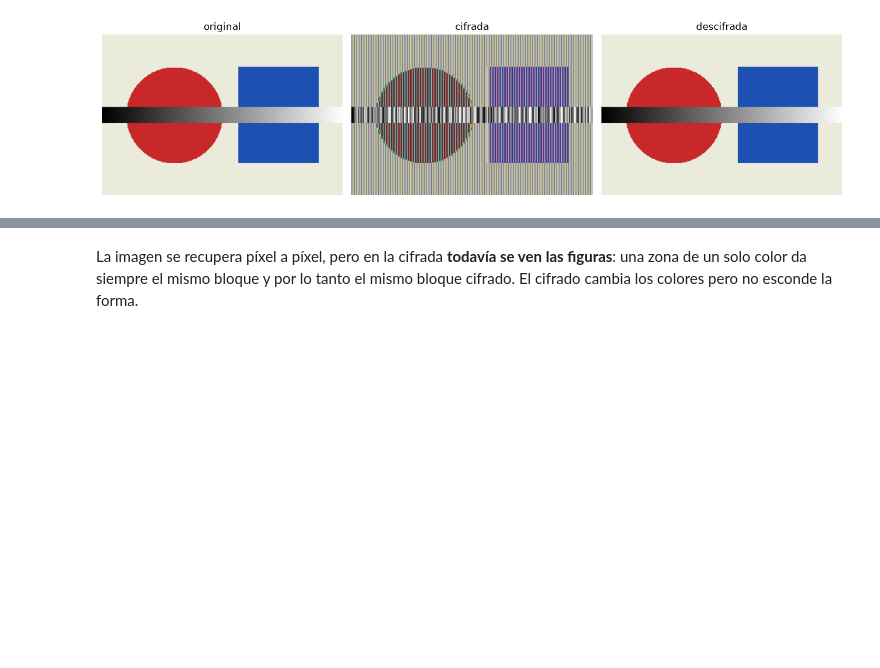
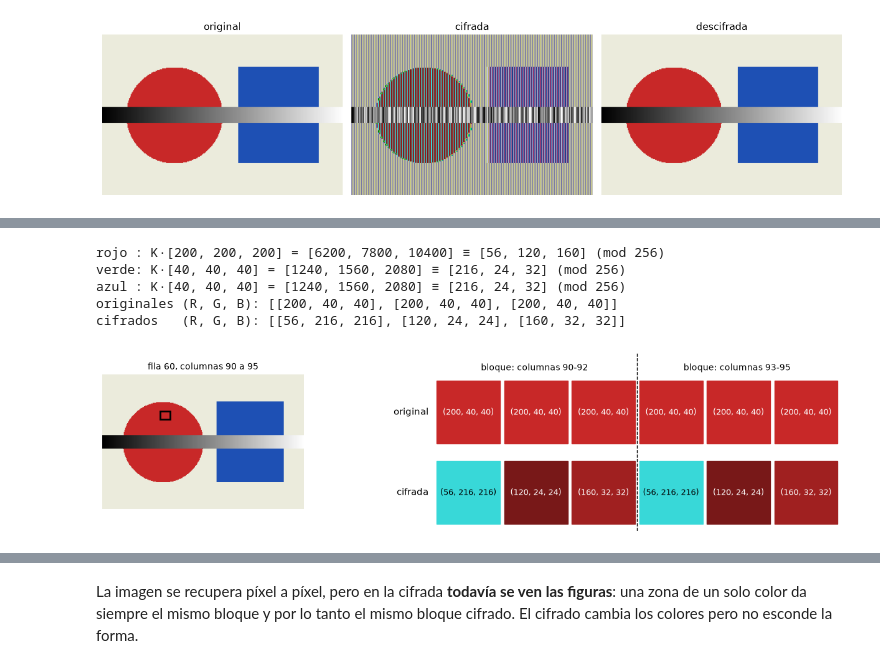
Before and after one commit to krisspaz/proyecto_algebra, a Jupyter notebook: cifrado_hill.ipynb, the cells around one changed output, grey strips where cells are left out. Cells and saved outputs as stored; diff of their text form; code cells hidden in the pictures; blank space fills up the shorter version.

```diff
--- a/cifrado_hill.ipynb
+++ b/cifrado_hill.ipynb
@@ -243,0 +248,44 @@ det(K3) = 441 | mod 256 = 185
+# %%
+# Qué le pasa a un bloque de píxeles: tres píxeles del círculo rojo (fila 60, columnas 90 a 92)
+from imagen import explicar_bloque
+
+b = explicar_bloque(img, Matrix(K3), 60, 90)
+for nombre, c in zip(("rojo", "verde", "azul"), b["canales"]):
+    print(f"{nombre:5}: K·{c['p']} = {c['Kp']} ≡ {c['c']} (mod 256)")
+print("originales (R, G, B):", b["original"])
+print("cifrados   (R, G, B):", b["cifrado"])
+
+# figura: seis píxeles seguidos (dos bloques) antes y después de cifrar
+fila, columnas = 60, range(90, 96)
+fig = plt.figure(figsize=(12, 3.4))
+ax0 = fig.add_axes([0.0, 0.08, 0.27, 0.84])
+ax0.imshow(img)
+ax0.add_patch(plt.Rectangle((86, 54), 14, 12, fill=False, ec="black", lw=2))
+ax0.set_title("fila 60, columnas 90 a 95", fontsize=10)
+ax0.axis("off")
+
+ax1 = fig.add_axes([0.33, 0.08, 0.66, 0.84])
+for k, (im, etiqueta) in enumerate(((img, "original"), (cifrada, "cifrada"))):
+    y = 1.15 - 1.15 * k
+    for i, x in enumerate(columnas):
+        color = im[fila, x].astype(int)
+        ax1.add_patch(plt.Rectangle((i, y), 0.94, 0.9, color=color / 255))
+        claro = 0.299 * color[0] + 0.587 * color[1] + 0.114 * color[2] > 140
+        ax1.text(i + 0.47, y + 0.45, "({}, {}, {})".format(*color), ha="center", va="center",
+                 fontsize=9, color="black" if claro else "white")
+    ax1.text(-0.12, y + 0.45, etiqueta, ha="right", va="center", fontsize=11)
+for j, texto in enumerate(("bloque: columnas 90-92", "bloque: columnas 93-95")):
+    ax1.text(3 * j + 1.45, 2.2, texto, ha="center", fontsize=10)
+ax1.axvline(2.97, color="black", lw=1, ls="--")
+ax1.set_xlim(-1.3, 6)
+ax1.set_ylim(-0.1, 2.45)
+ax1.axis("off")
+fig.savefig("figuras/pixeles.png", dpi=150, bbox_inches="tight", facecolor="white")
+plt.show()
+# %% [output]
+rojo : K·[200, 200, 200] = [6200, 7800, 10400] ≡ [56, 120, 160] (mod 256)
+verde: K·[40, 40, 40] = [1240, 1560, 2080] ≡ [216, 24, 32] (mod 256)
+azul : K·[40, 40, 40] = [1240, 1560, 2080] ≡ [216, 24, 32] (mod 256)
+originales (R, G, B): [[200, 40, 40], [200, 40, 40], [200, 40, 40]]
+cifrados   (R, G, B): [[56, 216, 216], [120, 24, 24], [160, 32, 32]]
+[figure, added]
```
Also changed, not shown: parts of 4 cells of this notebook, 5 other files.
